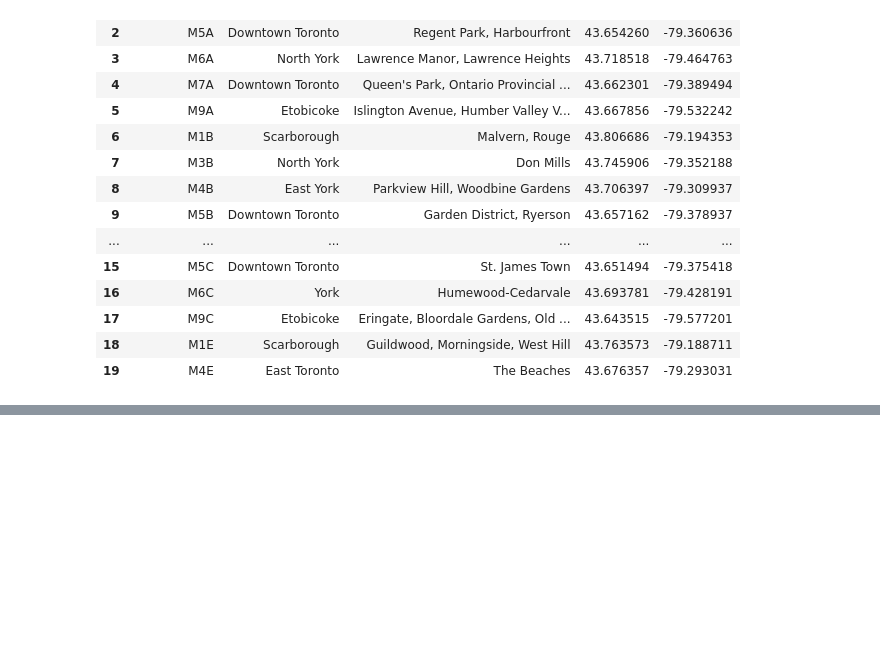
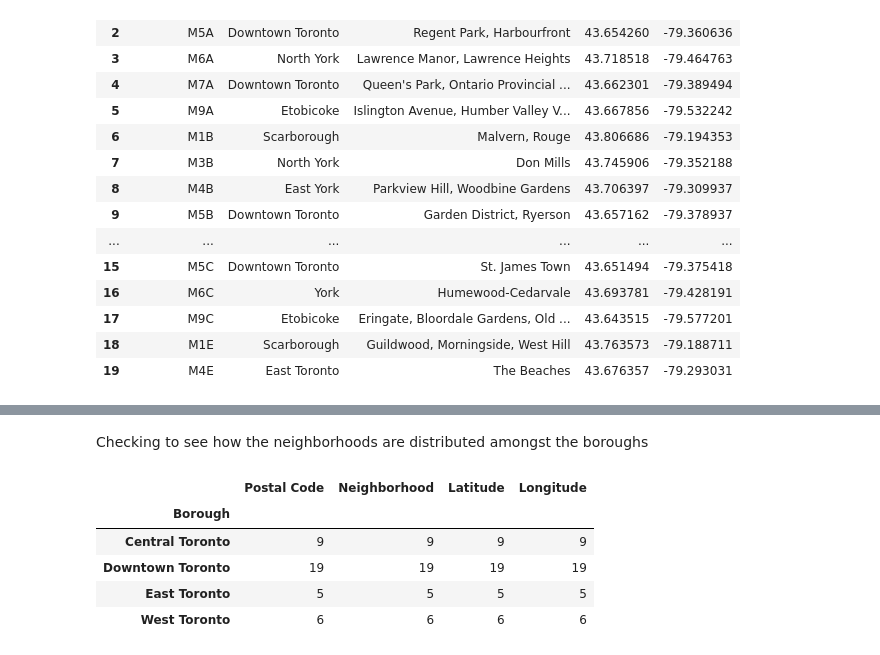
Before and after one commit to Koustav-Samaddar/Coursera_Capstone, a Jupyter notebook: Capstone Project - Battle of the Neighborhoods.ipynb, the cells around one changed output, grey strips where cells are left out. Saved outputs shown, nothing was run; the diff lists cells and outputs as text; code cells hidden in the pictures; blank space fills up the shorter version.

```diff
--- a/Capstone Project - Battle of the Neighborhoods.ipynb
+++ b/Capstone Project - Battle of the Neighborhoods.ipynb
@@ -96,0 +117,11 @@ merged_df.head(20)
+# %% [markdown]
+Checking to see how the neighborhoods are distributed amongst the boroughs
+# %%
+new_df.groupby("Borough").count()
+# %% [output]
+|  | Postal Code | Neighborhood | Latitude | Longitude |
+| Borough |  |  |  |  |
+| Central Toronto | 9 | 9 | 9 | 9 |
+| Downtown Toronto | 19 | 19 | 19 | 19 |
+| East Toronto | 5 | 5 | 5 | 5 |
+| West Toronto | 6 | 6 | 6 | 6 |
```
Also changed, not shown: parts of 8 cells of this notebook.
